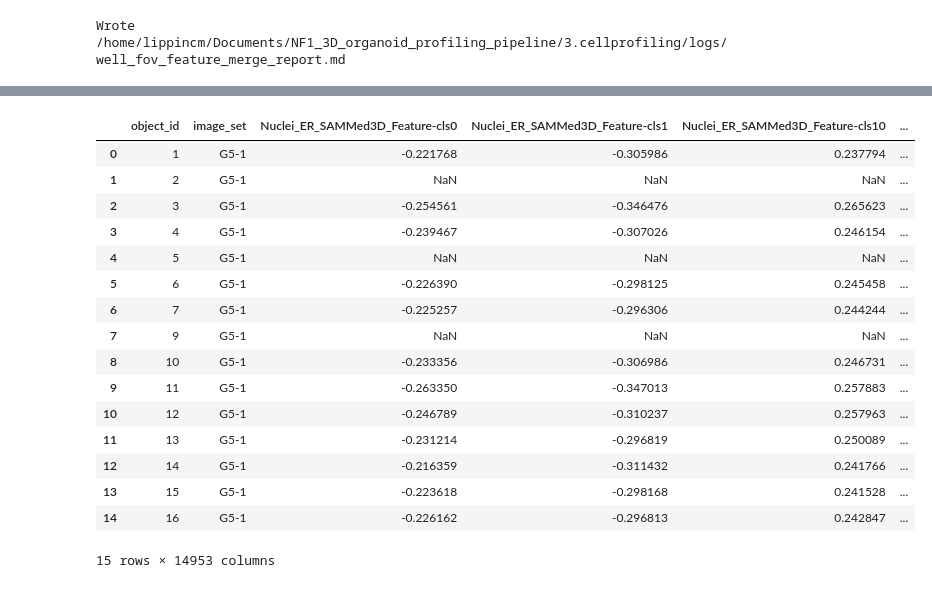
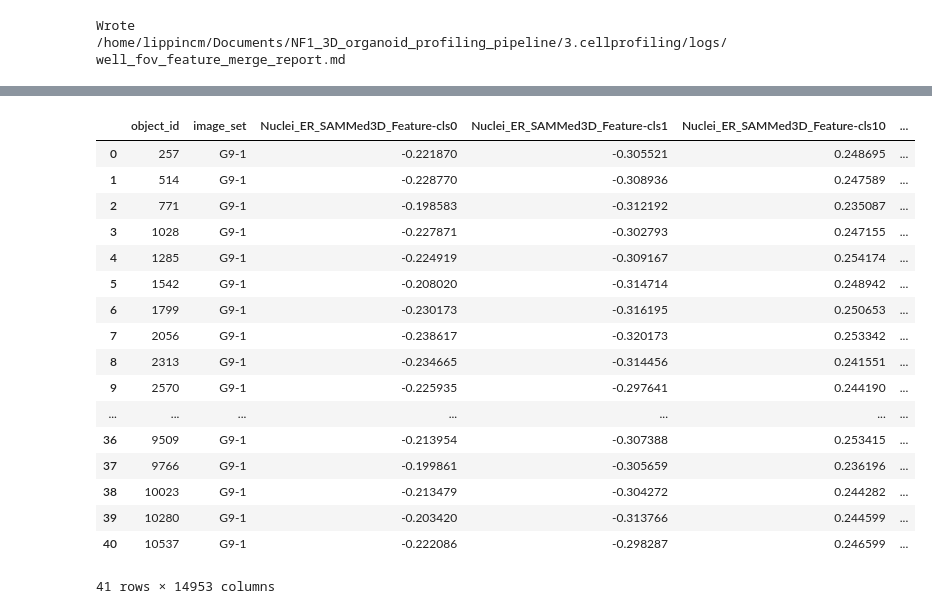
Before and after one commit to WayScience/NF1_3D_organoid_profiling_pipeline, a Jupyter notebook: 3.cellprofiling/notebooks/merge_well_fov_features_single_patient.ipynb, the cells around one changed output, grey strips where cells are left out. Saved outputs shown, nothing was run; the diff lists cells and outputs as text; code cells hidden in the pictures.

```diff
--- a/3.cellprofiling/notebooks/merge_well_fov_features_single_patient.ipynb
+++ b/3.cellprofiling/notebooks/merge_well_fov_features_single_patient.ipynb
@@ -655,37 +865,38 @@ These well-FOVs have at least one single-cell compartment (`Nuclei`, `Cell`, `Cy
 # %%
-well_fov = "G5-1"
+well_fov = "G9-1"
 # investigate the X well fov
 files = list(
     pathlib.Path(
         f"/home/lippincm/Documents/NF1_3D_organoid_profiling_pipeline/data/NF0014_T1/extracted_features/{well_fov}"
     ).glob("*.parquet")
 )
 files = [f for f in files if not "Organoid" in f.name]
 new_df = pd.DataFrame()
 for f in files:
     df = pd.read_parquet(f)
     new_df = (
         pd.merge(new_df, df, on=MERGE_KEYS, how="outer") if not new_df.empty else df
     )
 new_df
 # %% [output]
 |  | object_id | image_set | Nuclei_ER_SAMMed3D_Feature-cls0 | Nuclei_ER_SAMMed3D_Feature-cls1 | Nuclei_ER_SAMMed3D_Feature-cls10 | ... |
-| 0 | 1 | G5-1 | -0.221768 | -0.305986 | 0.237794 | ... |
-| 1 | 2 | G5-1 | NaN | NaN | NaN | ... |
-| 2 | 3 | G5-1 | -0.254561 | -0.346476 | 0.265623 | ... |
-| 3 | 4 | G5-1 | -0.239467 | -0.307026 | 0.246154 | ... |
-| 4 | 5 | G5-1 | NaN | NaN | NaN | ... |
-| 5 | 6 | G5-1 | -0.226390 | -0.298125 | 0.245458 | ... |
-| 6 | 7 | G5-1 | -0.225257 | -0.296306 | 0.244244 | ... |
-| 7 | 9 | G5-1 | NaN | NaN | NaN | ... |
-| 8 | 10 | G5-1 | -0.233356 | -0.306986 | 0.246731 | ... |
-| 9 | 11 | G5-1 | -0.263350 | -0.347013 | 0.257883 | ... |
-| 10 | 12 | G5-1 | -0.246789 | -0.310237 | 0.257963 | ... |
-| 11 | 13 | G5-1 | -0.231214 | -0.296819 | 0.250089 | ... |
-| 12 | 14 | G5-1 | -0.216359 | -0.311432 | 0.241766 | ... |
-| 13 | 15 | G5-1 | -0.223618 | -0.298168 | 0.241528 | ... |
-| 14 | 16 | G5-1 | -0.226162 | -0.296813 | 0.242847 | ... |
+| 0 | 257 | G9-1 | -0.221870 | -0.305521 | 0.248695 | ... |
+| 1 | 514 | G9-1 | -0.228770 | -0.308936 | 0.247589 | ... |
+| 2 | 771 | G9-1 | -0.198583 | -0.312192 | 0.235087 | ... |
+| 3 | 1028 | G9-1 | -0.227871 | -0.302793 | 0.247155 | ... |
+| 4 | 1285 | G9-1 | -0.224919 | -0.309167 | 0.254174 | ... |
+| 5 | 1542 | G9-1 | -0.208020 | -0.314714 | 0.248942 | ... |
+| 6 | 1799 | G9-1 | -0.230173 | -0.316195 | 0.250653 | ... |
+| 7 | 2056 | G9-1 | -0.238617 | -0.320173 | 0.253342 | ... |
+| 8 | 2313 | G9-1 | -0.234665 | -0.314456 | 0.241551 | ... |
+| 9 | 2570 | G9-1 | -0.225935 | -0.297641 | 0.244190 | ... |
+| ... | ... | ... | ... | ... | ... | ... |
+| 36 | 9509 | G9-1 | -0.213954 | -0.307388 | 0.253415 | ... |
+| 37 | 9766 | G9-1 | -0.199861 | -0.305659 | 0.236196 | ... |
+| 38 | 10023 | G9-1 | -0.213479 | -0.304272 | 0.244282 | ... |
+| 39 | 10280 | G9-1 | -0.203420 | -0.313766 | 0.244599 | ... |
+| 40 | 10537 | G9-1 | -0.222086 | -0.298287 | 0.246599 | ... |
-15 rows × 14953 columns
+41 rows × 14953 columns
 # %%
 # get the nan columns now
 tmp_df = (
```
Also changed, not shown: parts of 18 cells of this notebook, 9 other files.
